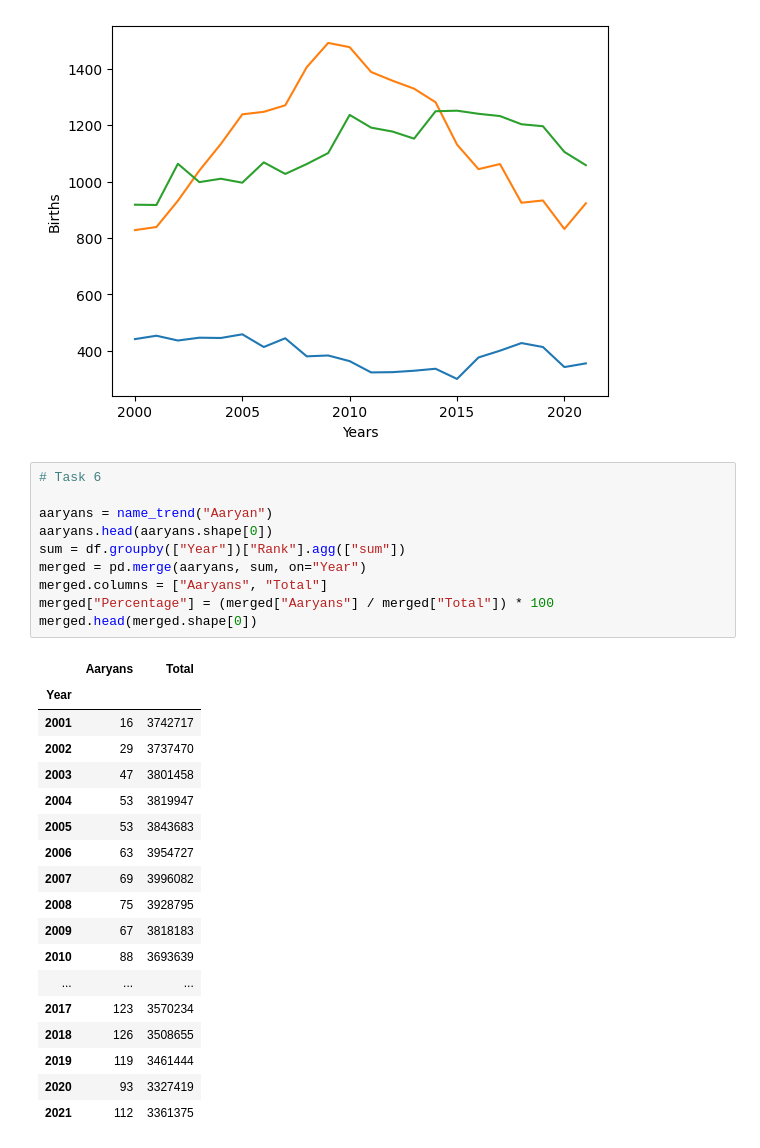
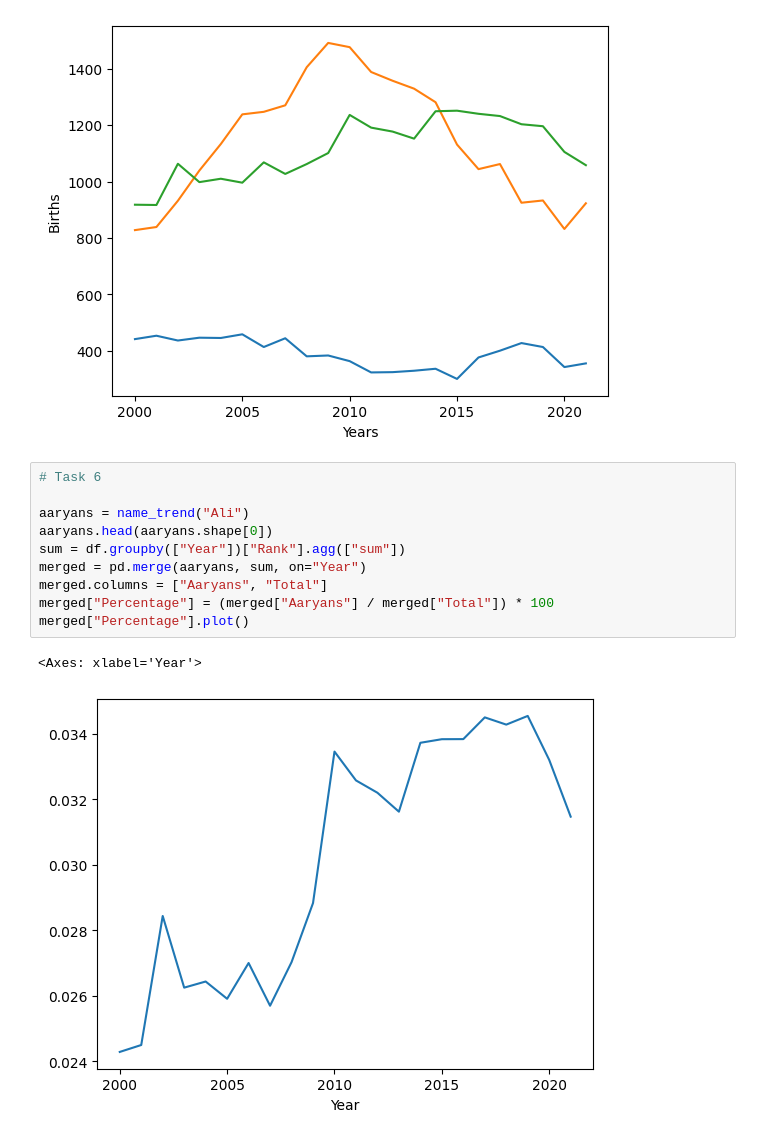
Before and after one commit to pagar22/space-pandas, a Jupyter notebook: src/projects/project2.ipynb, the cells around one changed output. Saved outputs shown, nothing was run; the diff lists cells and outputs as text.

Commit message:
feat: plot percentage

```diff
--- a/src/projects/project2.ipynb
+++ b/src/projects/project2.ipynb
@@ -108,29 +108,13 @@ Text(0, 0.5, 'Births')
 # %%
 # Task 6
 
-aaryans = name_trend("Aaryan")
+aaryans = name_trend("Ali")
 aaryans.head(aaryans.shape[0])
 sum = df.groupby(["Year"])["Rank"].agg(["sum"])
 merged = pd.merge(aaryans, sum, on="Year")
 merged.columns = ["Aaryans", "Total"]
 merged["Percentage"] = (merged["Aaryans"] / merged["Total"]) * 100
-merged.head(merged.shape[0])
+merged["Percentage"].plot()
 # %% [output]
-|  | Aaryans | Total |
-| Year |  |  |
-| 2001 | 16 | 3742717 |
-| 2002 | 29 | 3737470 |
-| 2003 | 47 | 3801458 |
-| 2004 | 53 | 3819947 |
-| 2005 | 53 | 3843683 |
-| 2006 | 63 | 3954727 |
-| 2007 | 69 | 3996082 |
-| 2008 | 75 | 3928795 |
-| 2009 | 67 | 3818183 |
-| 2010 | 88 | 3693639 |
-| ... | ... | ... |
-| 2017 | 123 | 3570234 |
-| 2018 | 126 | 3508655 |
-| 2019 | 119 | 3461444 |
-| 2020 | 93 | 3327419 |
-| 2021 | 112 | 3361375 |
+<Axes: xlabel='Year'>
+[figure, added]
```
Also changed, not shown: parts of 1 cell of this notebook.
